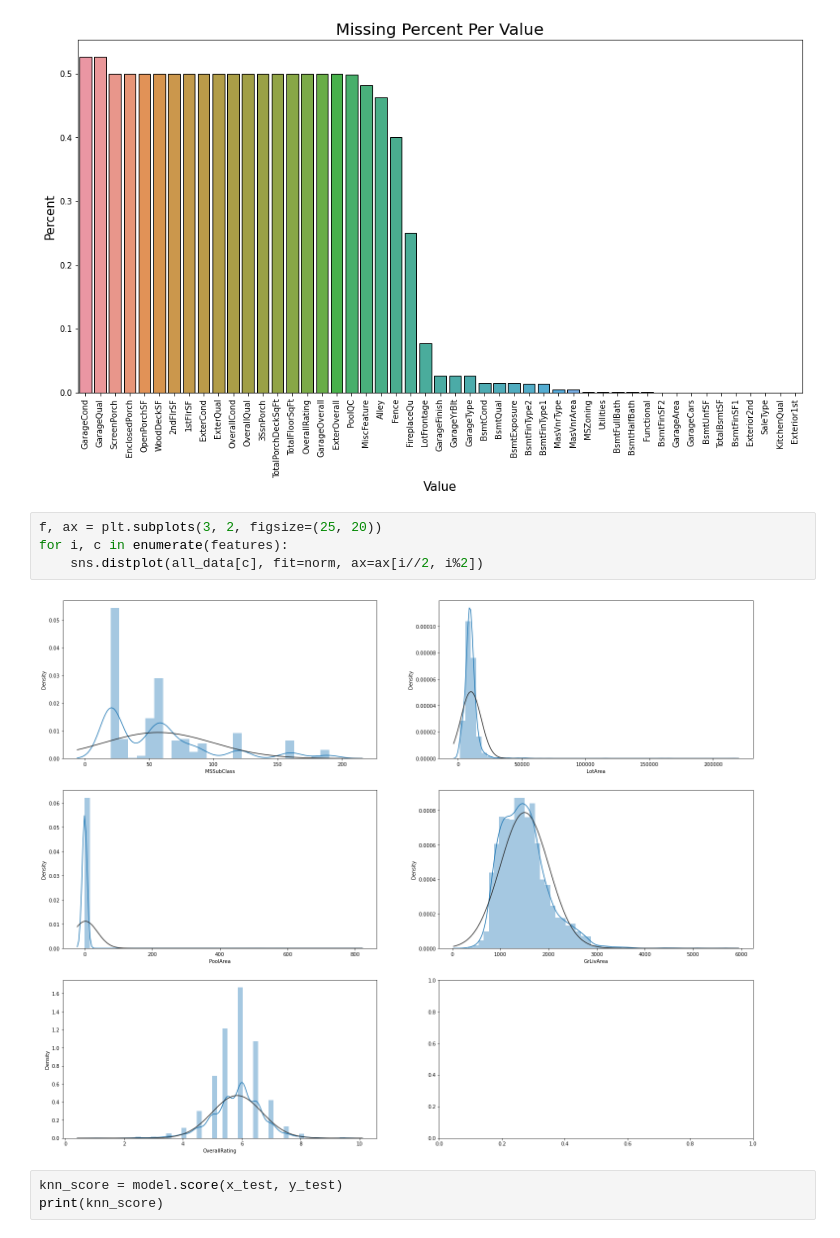
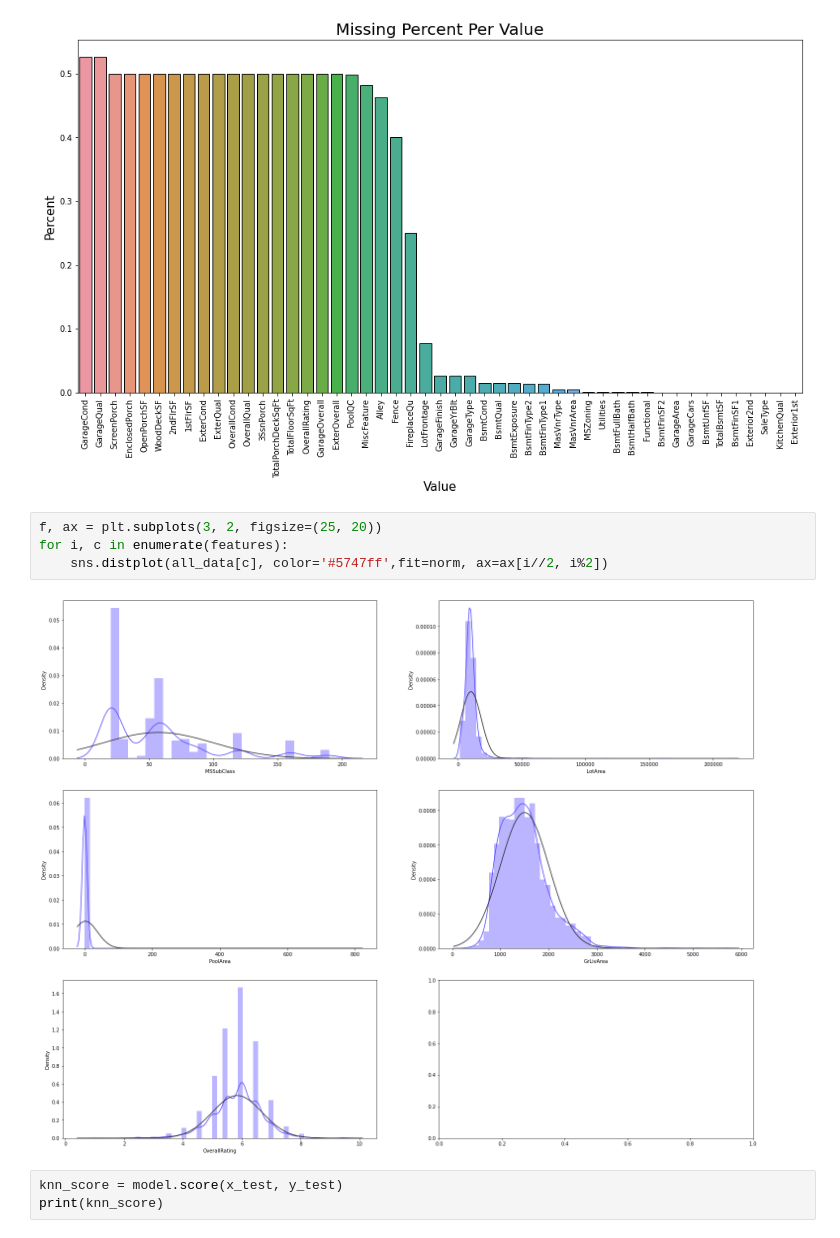
Before and after one commit to mrr28/cs675_midterm, a Jupyter notebook: cs675_finaldraft.ipynb, the cells around one changed output. Cells and saved outputs as stored; diff of their text form.

```diff
--- a/cs675_finaldraft.ipynb
+++ b/cs675_finaldraft.ipynb
@@ -300,9 +302,9 @@ plt.show()
 # %%
 f, ax = plt.subplots(3, 2, figsize=(25, 20))
 for i, c in enumerate(features):
-    sns.distplot(all_data[c], fit=norm, ax=ax[i//2, i%2])
+    sns.distplot(all_data[c], color='#5747ff',fit=norm, ax=ax[i//2, i%2])
 # %% [output]
-[figure, old version]
+[figure, new version]
 # %%
 knn_score = model.score(x_test, y_test)
 print(knn_score)
```
Also changed, not shown: parts of 8 cells of this notebook, 1 other file.
